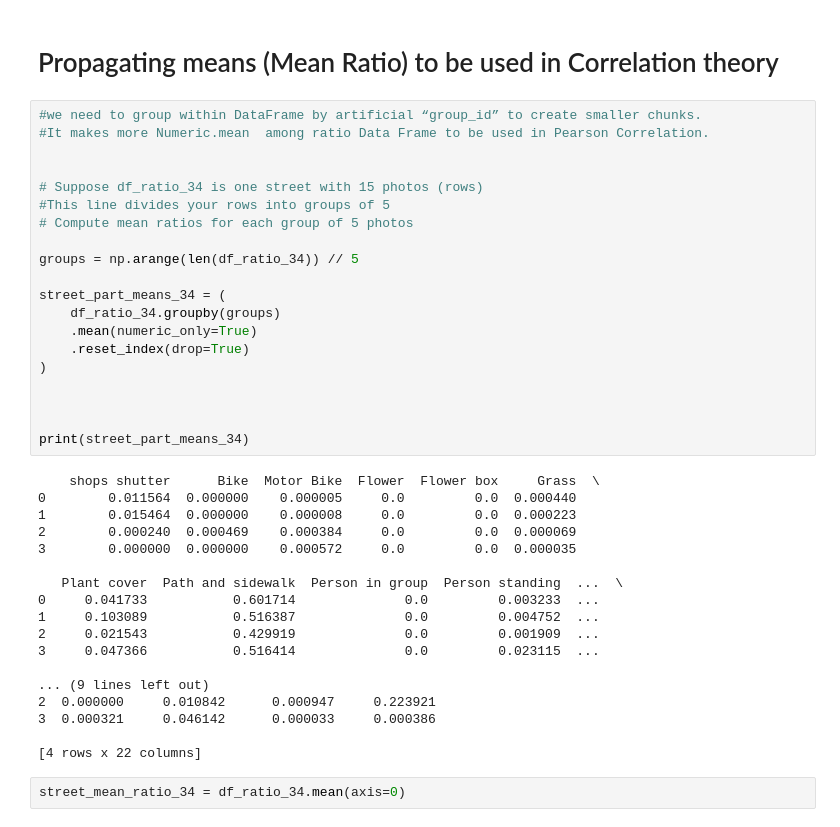
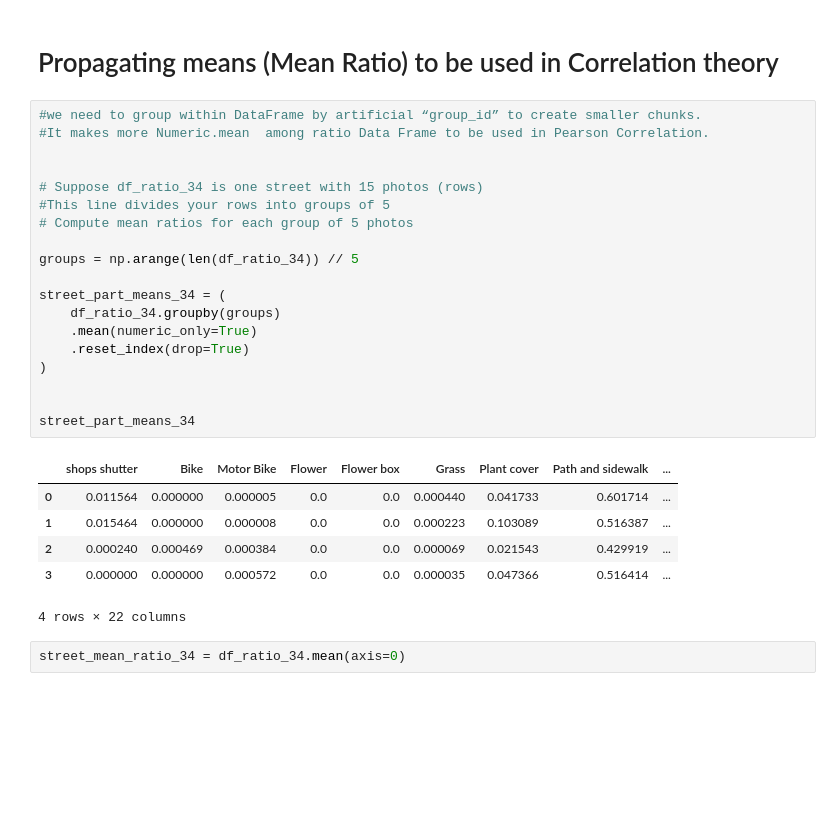
Before and after one commit to Hessam-Maniei/StreetPerception_ML, a Jupyter notebook: notebooks/copyresults.ipynb, the cells around one changed output. Drawn from its saved outputs; the diff is of its cells as text; blank space fills up the shorter version.

```diff
--- a/notebooks/copyresults.ipynb
+++ b/notebooks/copyresults.ipynb
@@ -400,41 +400,29 @@ display(df_ratio_34)
 # %%
 #we need to group within DataFrame by artificial “group_id” to create smaller chunks.
 #It makes more Numeric.mean  among ratio Data Frame to be used in Pearson Correlation.
 
 
 # Suppose df_ratio_34 is one street with 15 photos (rows)
 #This line divides your rows into groups of 5
 # Compute mean ratios for each group of 5 photos
 
 groups = np.arange(len(df_ratio_34)) // 5
 
 street_part_means_34 = (
     df_ratio_34.groupby(groups)
     .mean(numeric_only=True)
     .reset_index(drop=True)
 )
 
 
-
-print(street_part_means_34)
+street_part_means_34
 # %% [output]
+|  | shops shutter | Bike | Motor Bike | Flower | Flower box | Grass | Plant cover | Path and sidewalk | ... |
+| 0 | 0.011564 | 0.000000 | 0.000005 | 0.0 | 0.0 | 0.000440 | 0.041733 | 0.601714 | ... |
+| 1 | 0.015464 | 0.000000 | 0.000008 | 0.0 | 0.0 | 0.000223 | 0.103089 | 0.516387 | ... |
+| 2 | 0.000240 | 0.000469 | 0.000384 | 0.0 | 0.0 | 0.000069 | 0.021543 | 0.429919 | ... |
+| 3 | 0.000000 | 0.000000 | 0.000572 | 0.0 | 0.0 | 0.000035 | 0.047366 | 0.516414 | ... |
-    shops shutter      Bike  Motor Bike  Flower  Flower box     Grass  \
-0        0.011564  0.000000    0.000005     0.0         0.0  0.000440
-1        0.015464  0.000000    0.000008     0.0         0.0  0.000223
-2        0.000240  0.000469    0.000384     0.0         0.0  0.000069
-3        0.000000  0.000000    0.000572     0.0         0.0  0.000035
-
-   Plant cover  Path and sidewalk  Person in group  Person standing  ...  \
-0     0.041733           0.601714              0.0         0.003233  ...
-1     0.103089           0.516387              0.0         0.004752  ...
-2     0.021543           0.429919              0.0         0.001909  ...
-3     0.047366           0.516414              0.0         0.023115  ...
-
-... (9 lines left out)
-2  0.000000     0.010842      0.000947     0.223921
-3  0.000321     0.046142      0.000033     0.000386
-
-[4 rows x 22 columns]
+4 rows × 22 columns
 # %%
 street_mean_ratio_34 = df_ratio_34.mean(axis=0)
 # %%
```
Also changed, not shown: parts of 3 cells of this notebook.
